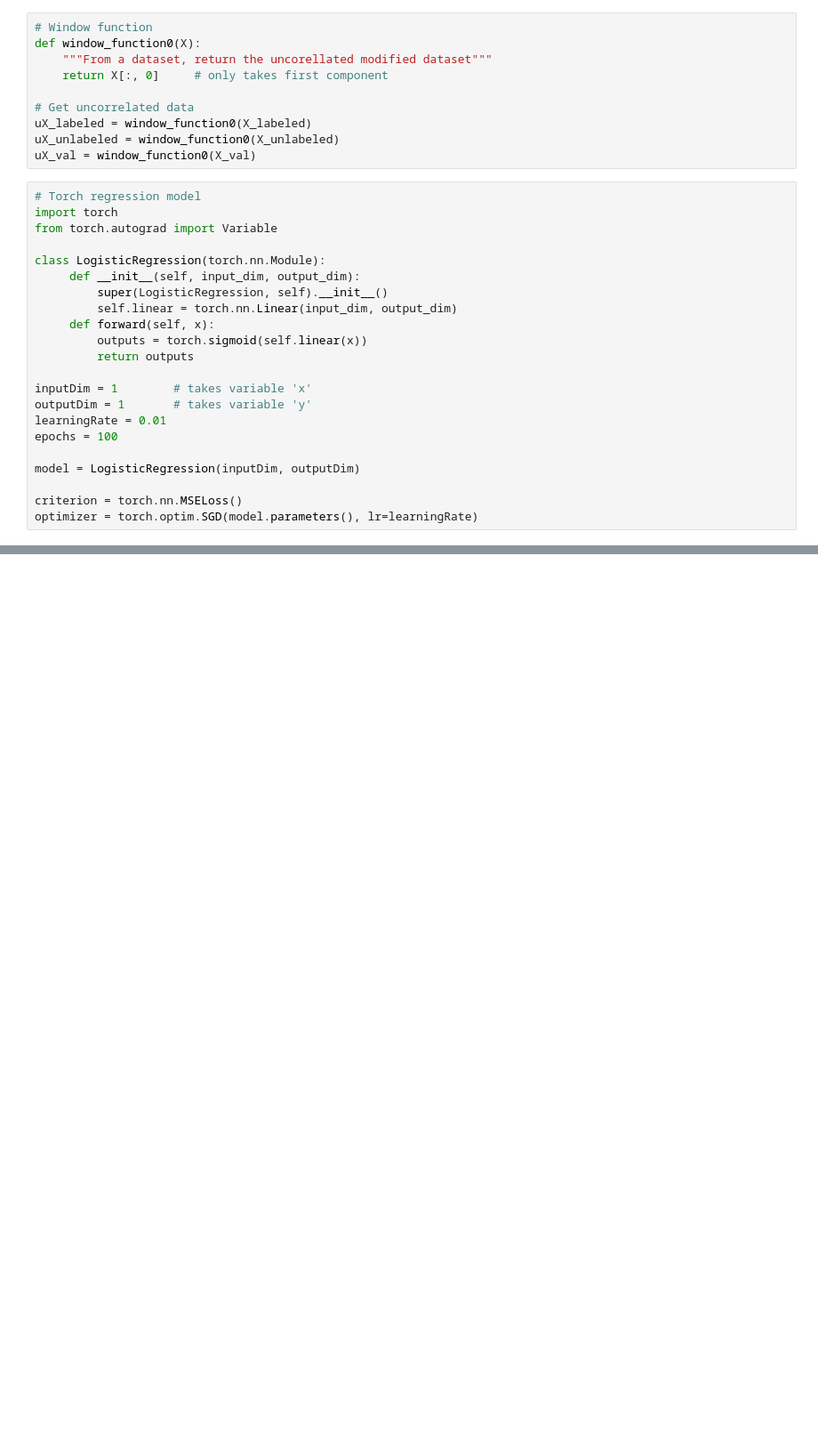
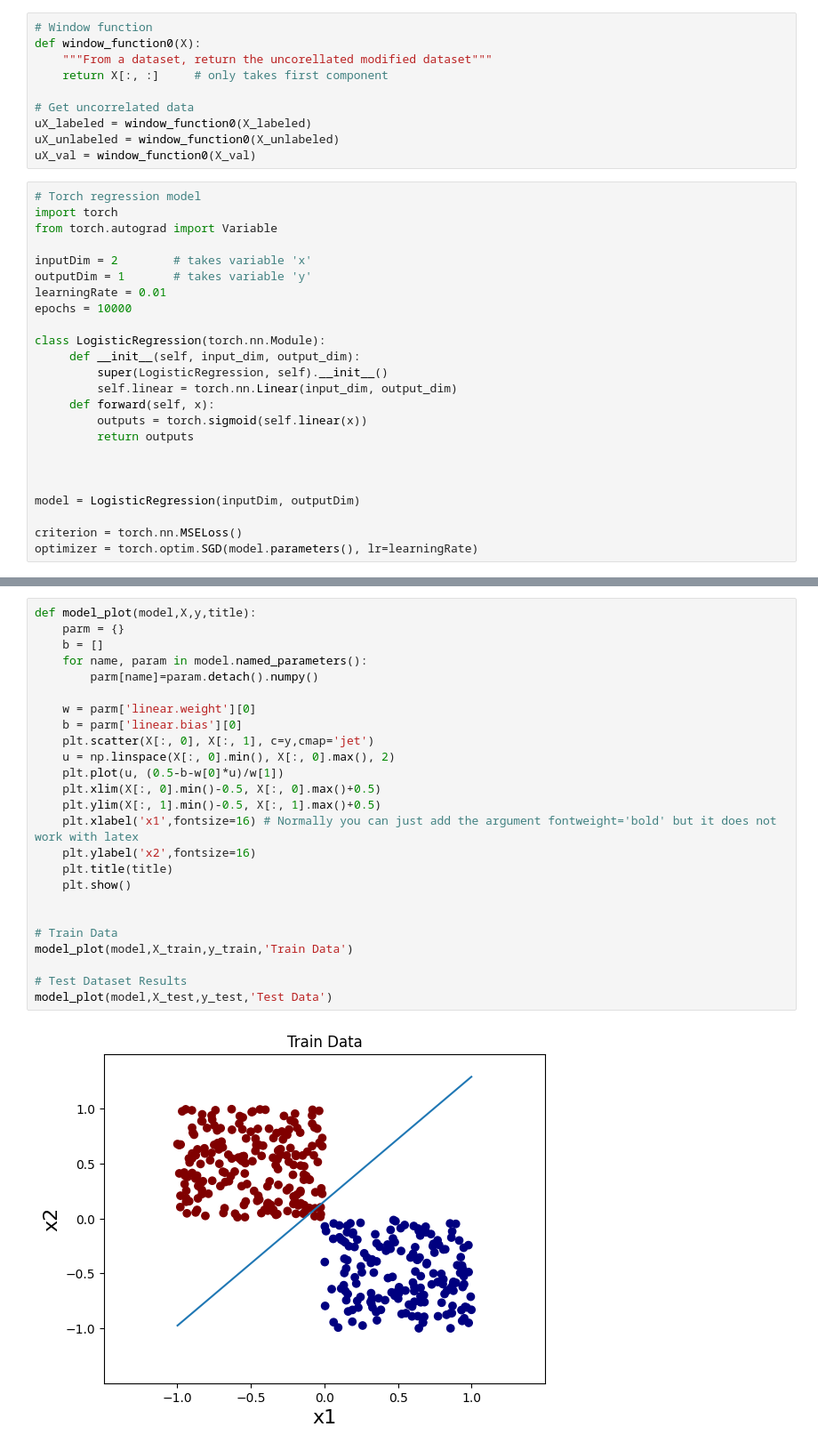
Before and after one commit to tboulet/Hackaton42, a Jupyter notebook: timothe/exo0.ipynb, the cells around one changed output, grey strips where cells are left out. Shown: that part at 89% size. Saved outputs shown, nothing was run; the diff lists cells and outputs as text; blank space fills up the shorter version.

```diff
--- a/timothe/exo0.ipynb
+++ b/timothe/exo0.ipynb
@@ -13,7 +42,7 @@ TypeError: load_datasets() got an unexpected keyword argument 'n_dataset'
 # Window function
 def window_function0(X):
     """From a dataset, return the uncorellated modified dataset"""
-    return X[:, 0]     # only takes first component
+    return X[:, :]     # only takes first component
 
 # Get uncorrelated data
 uX_labeled = window_function0(X_labeled)
@@ -23,6 +52,11 @@ uX_val = window_function0(X_val)
 # Torch regression model
 import torch
 from torch.autograd import Variable
+
+inputDim = 2        # takes variable 'x'
+outputDim = 1       # takes variable 'y'
+learningRate = 0.01
+epochs = 10000
 
 class LogisticRegression(torch.nn.Module):
      def __init__(self, input_dim, output_dim):
@@ -32,10 +66,7 @@ class LogisticRegression(torch.nn.Module):
          outputs = torch.sigmoid(self.linear(x))
          return outputs
 
-inputDim = 1        # takes variable 'x'
-outputDim = 1       # takes variable 'y'
-learningRate = 0.01
-epochs = 100
+
 
 model = LogisticRegression(inputDim, outputDim)
 
@@ -91,0 +143,27 @@ RuntimeError: mat1 and mat2 shapes cannot be multiplied (1x375 and 1x1)
+# %%
+def model_plot(model,X,y,title):
+    parm = {}
+    b = []
+    for name, param in model.named_parameters():
+        parm[name]=param.detach().numpy()
+
+    w = parm['linear.weight'][0]
+    b = parm['linear.bias'][0]
+    plt.scatter(X[:, 0], X[:, 1], c=y,cmap='jet')
+    u = np.linspace(X[:, 0].min(), X[:, 0].max(), 2)
+    plt.plot(u, (0.5-b-w[0]*u)/w[1])
+    plt.xlim(X[:, 0].min()-0.5, X[:, 0].max()+0.5)
+    plt.ylim(X[:, 1].min()-0.5, X[:, 1].max()+0.5)
+    plt.xlabel('x1',fontsize=16) # Normally you can just add the argument fontweight='bold' but it does not work with latex
+    plt.ylabel('x2',fontsize=16)
+    plt.title(title)
+    plt.show()
+
+
+# Train Data
+model_plot(model,X_train,y_train,'Train Data')
+
+# Test Dataset Results
+model_plot(model,X_test,y_test,'Test Data')
+# %% [output]
+[figure, added]
```
Also changed, not shown: parts of 5 cells of this notebook, 3 other files.
